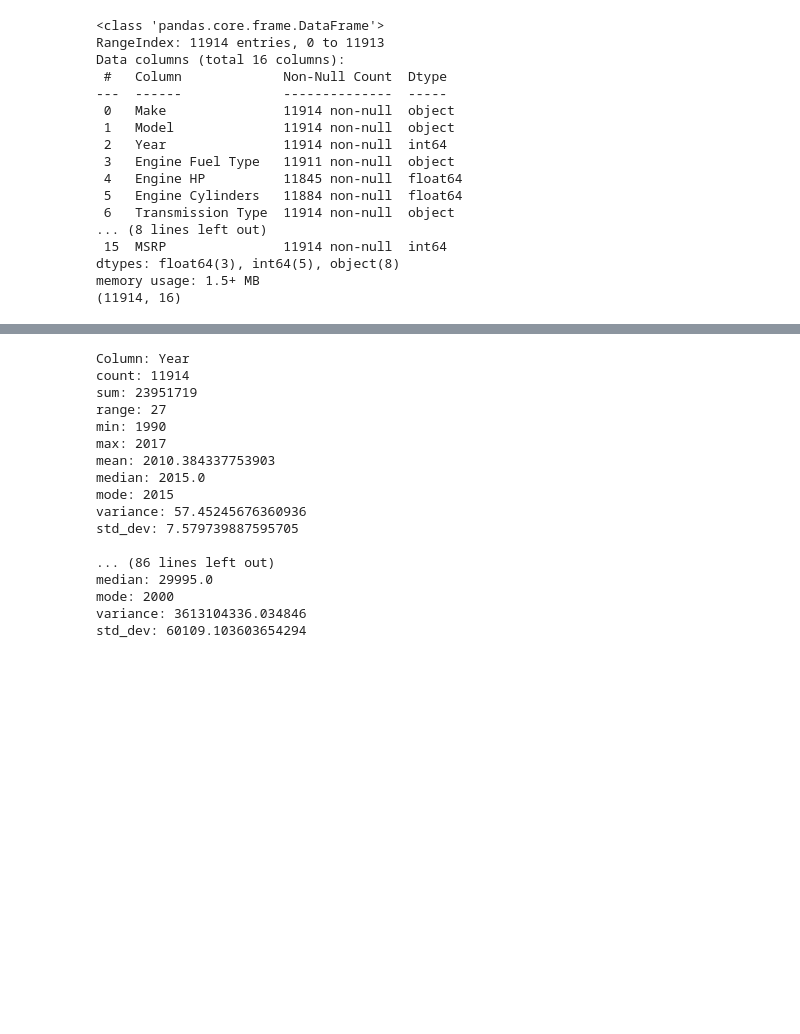
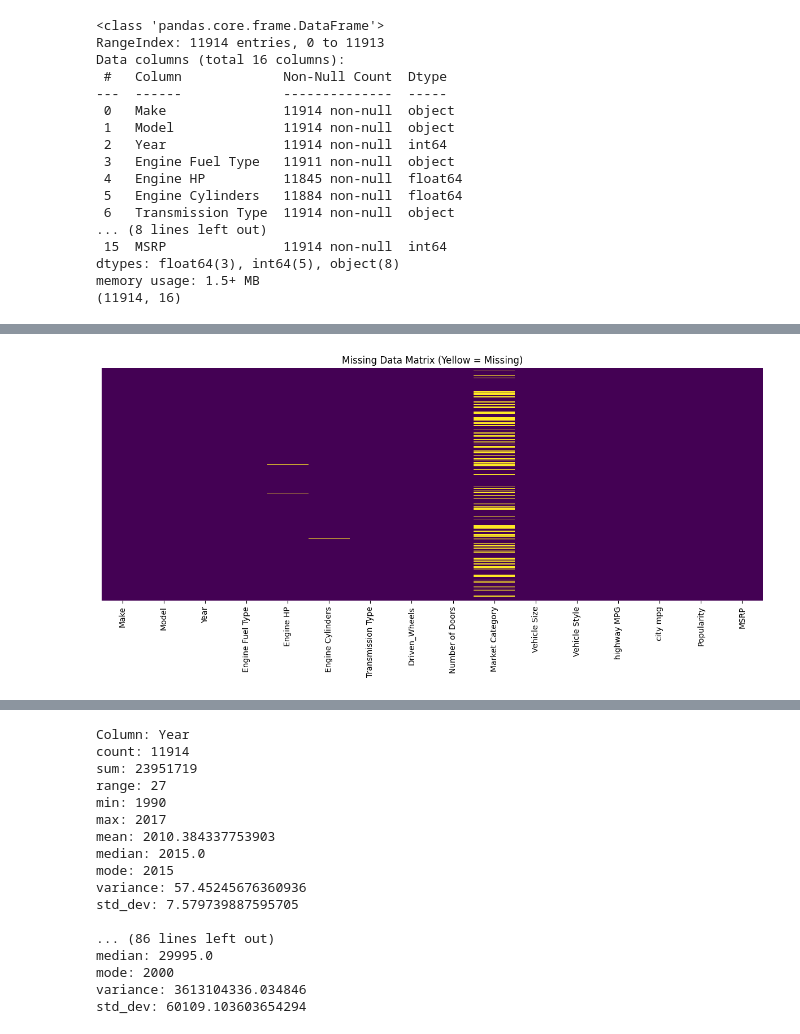
Before and after one commit to Tejas-panchal-MXXI/Automobile-price-prediction, a Jupyter notebook: automobile_data_analysis_ml.ipynb, the cells around one changed output, grey strips where cells are left out. Cells and saved outputs as stored; diff of their text form; code cells hidden in the pictures; blank space fills up the shorter version.

Commit message:
missing values analysis

```diff
--- a/automobile_data_analysis_ml.ipynb
+++ b/automobile_data_analysis_ml.ipynb
@@ -23,20 +25,91 @@ dtypes: float64(3), int64(5), object(8)
 memory usage: 1.5+ MB
 (11914, 16)
 # %%
-mode_Engine_Fuel_Type=data.loc[:,"Engine Fuel Type"].mode()[0]
-data.loc[data["Engine Fuel Type"].isna(),"Engine Fuel Type"]=mode_Engine_Fuel_Type
+# --- ADVANCED MISSING DATA ANALYSIS & IMPUTATION ---
+print("=== INITIAL DATA SHAPE & INFO ===")
+print(data.shape)
+data.info()
 
-mean_Engine_HP=np.mean(data.loc[~data["Engine HP"].isna(),"Engine HP"].values)
-data.loc[data["Engine HP"].isna(),"Engine HP"]=mean_Engine_HP
+# 1. Calculate and Visualize the Missing Data Matrix
+print("\n=== MISSING VALUE ANALYSIS ===")
 
-mean_Engine_Cylinders=np.mean(data.loc[~data["Engine Cylinders"].isna(),"Engine Cylinders"].values)
-data.loc[data["Engine Cylinders"].isna(),"Engine Cylinders"]=mean_Engine_Cylinders
+# Calculate total missing values per column
+missing_count = data.isnull().sum()
+missing_percentage = (data.isnull().sum() / len(data)) * 100
 
-mean_NO_Of_Doors=np.mean(data.loc[~data["Number of Doors"].isna(),"Number of Doors"].values)
-data.loc[data["Number of Doors"].isna(),"Number of Doors"]=mean_NO_Of_Doors
+# Create a summary DataFrame
+missing_summary = pd.DataFrame({
+    'Missing_Count': missing_count,
+    'Missing_Percentage': missing_percentage
+})
+# Only show columns that actually have missing values
+missing_summary = missing_summary[missing_summary['Missing_Count'] > 0]
+print("Summary of Columns with Missing Values:")
+print(missing_summary.sort_values('Missing_Percentage', ascending=False))
 
-mode_Market_Category=data.loc[:,"Market Category"].mode()[0]
-data.loc[data["Market Category"].isna(),"Market Category"]=mode_Market_Category
+# Visualize the missingness matrix
+plt.figure(figsize=(12, 6))
+sns.heatmap(data.isnull(), cbar=False, yticklabels=False, cmap='viridis')
+plt.title('Missing Data Matrix (Yellow = Missing)')
+plt.tight_layout()
+plt.show()
 
-data.info()
+# 2. Analyze Patterns of Missingness
+# Example: Check if missingness in 'Market Category' is related to the target variable 'MSRP'
+if 'Market Category' in data.columns and data['Market Category'].isnull().sum() > 0 and 'MSRP' in data.columns:
+    print("\n=== ANALYZING PATTERN FOR 'Market Category' ===")
+    # Create a flag for missingness
+    data['MC_Missing'] = data['Market Category'].isnull()
+
+    # Compare the mean of MSRP between the two groups
+    group_means = data.groupby('MC_Missing')['MSRP'].mean()
+    print("Average MSRP for rows where 'Market Category' is:")
+    print(f"  - Missing: ${group_means.get(True, 0):.2f}")
+    print(f"  - Not Missing: ${group_means.get(False, 0):.2f}")
+
+    # Perform a t-test to check if the difference is statistically significant
+    from scipy.stats import ttest_ind
+    group_missing = data[data['MC_Missing'] == True]['MSRP']
+    group_not_missing = data[data['MC_Missing'] == False]['MSRP']
+
+    # Handle groups that might be too small for a t-test
+    if len(group_missing) > 1 and len(group_not_missing) > 1:
+        t_stat, p_value = ttest_ind(group_missing, group_not_missing, nan_policy='omit', equal_var=False)
+        print(f"T-test for difference in MSRP: p-value = {p_value:.4f}")
+        if p_value < 0.05:
+            print("-> The difference is statistically significant (p < 0.05). Data is likely MAR/MNAR.")
+        else:
+            print("-> The difference is not statistically significant. Data could be MCAR.")
+    else:
+        print("Insufficient data for statistical test.")
+
+    # Drop the temporary column after analysis
+    data = data.drop('MC_Missing', axis=1)
+
+# 3. Implement Advanced Imputation Strategy
+print("\n=== PERFORMING ADVANCED IMPUTATION ===")
+
+# Strategy: Use MICE for numerical columns, 'Missing' category for categorical
+from sklearn.experimental import enable_iterative_imputer
+from sklearn.impute import IterativeImputer
+
+# A. Impute Numerical columns with MICE
+print("Imputing numerical columns with MICE...")
+numeric_columns = data.select_dtypes(include=[np.number]).columns.tolist()
+
+# Create and fit the MICE imputer
+mice_imputer = IterativeImputer(random_state=42, max_iter=10, sample_posterior=True)
+data[numeric_columns] = mice_imputer.fit_transform(data[numeric_columns])
+
+# B. Impute Categorical columns with 'Missing' category
+print("Imputing categorical columns with 'Missing' category...")
+categorical_columns = data.select_dtypes(include=['object']).columns
+for col in categorical_columns:
+    if data[col].isnull().sum() > 0:
+        data[col].fillna('Missing', inplace=True)
+
+# Verify no missing values remain
+print("\n=== FINAL DATA CHECK ===")
+print(data.info())
+print("Missing values after advanced imputation:", data.isnull().sum().sum())
 # %% [output]
@@ -59,0 +133 @@ memory usage: 1.5+ MB
+[figure, added]
```
Also changed, not shown: parts of 4 cells of this notebook.
